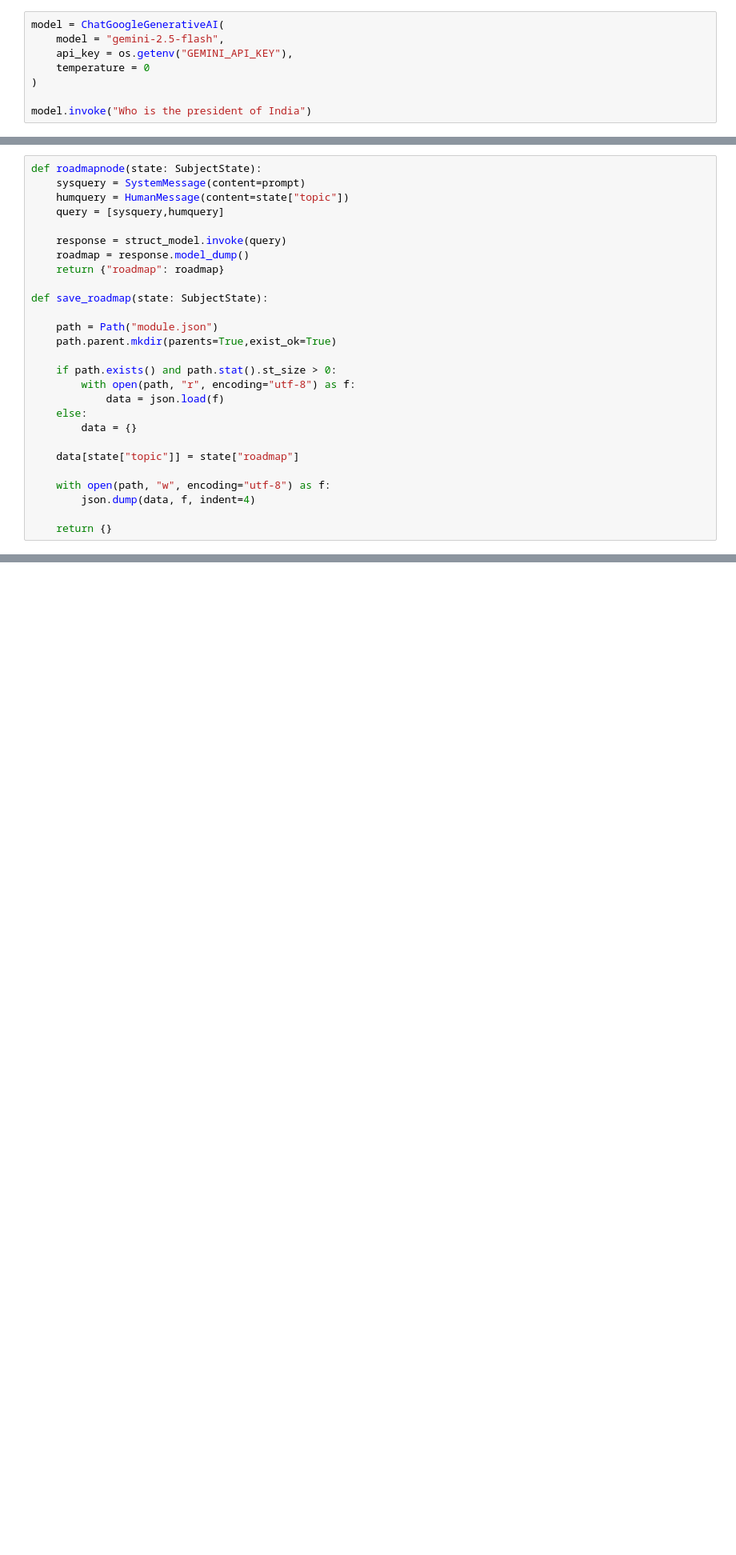
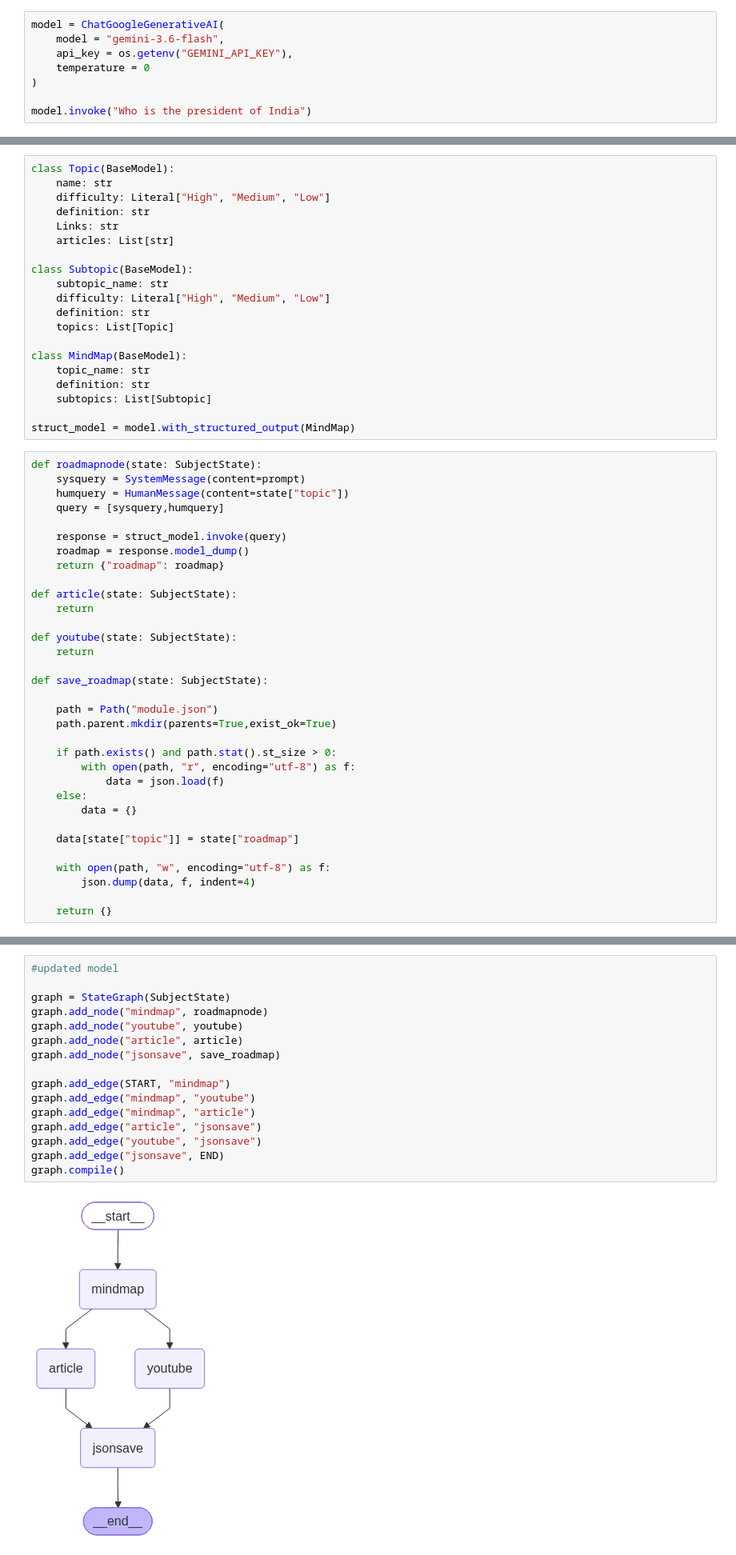
Before and after one commit to Future7dev/LearnXYZ, a Jupyter notebook: test.ipynb, the cells around one changed output, grey strips where cells are left out. Shown at 80% size. Saved outputs shown, nothing was run; the diff lists cells and outputs as text; blank space fills up the shorter version.

```diff
--- a/test.ipynb
+++ b/test.ipynb
@@ -55,6 +18,6 @@ openrouter/free
 # %%
 model = ChatGoogleGenerativeAI(
-    model = "gemini-2.5-flash",
+    model = "gemini-3.6-flash",
     api_key = os.getenv("GEMINI_API_KEY"),
     temperature = 0
 )
@@ -158,6 +66,26 @@ print(roadmap)
 class SubjectState(TypedDict):
     topic: str
     roadmap: dict[str, Any]
+# %%
+class Topic(BaseModel):
+    name: str
+    difficulty: Literal["High", "Medium", "Low"]
+    definition: str
+    Links: str
+    articles: List[str]
+
+class Subtopic(BaseModel):
+    subtopic_name: str
+    difficulty: Literal["High", "Medium", "Low"]
+    definition: str
+    topics: List[Topic]
+
+class MindMap(BaseModel):
+    topic_name: str
+    definition: str
+    subtopics: List[Subtopic]
+
+struct_model = model.with_structured_output(MindMap)
 # %%
 def roadmapnode(state: SubjectState):
     sysquery = SystemMessage(content=prompt)
@@ -167,6 +95,12 @@ def roadmapnode(state: SubjectState):
     response = struct_model.invoke(query)
     roadmap = response.model_dump()
     return {"roadmap": roadmap}
+
+def article(state: SubjectState):
+    return
+
+def youtube(state: SubjectState):
+    return
 
 def save_roadmap(state: SubjectState):
 
@@ -195,5 +131,23 @@ graph.add_edge("jsonsave", END)
 graph.compile()
 # %% [output]
 [figure]
+# %%
+#updated model
+
+graph = StateGraph(SubjectState)
+graph.add_node("mindmap", roadmapnode)
+graph.add_node("youtube", youtube)
+graph.add_node("article", article)
+graph.add_node("jsonsave", save_roadmap)
+
+graph.add_edge(START, "mindmap")
+graph.add_edge("mindmap", "youtube")
+graph.add_edge("mindmap", "article")
+graph.add_edge("article", "jsonsave")
+graph.add_edge("youtube", "jsonsave")
+graph.add_edge("jsonsave", END)
+graph.compile()
+# %% [output]
+[figure, added]
 # %%
 workflow = graph.compile()
```
Also changed, not shown: parts of 12 cells of this notebook.
